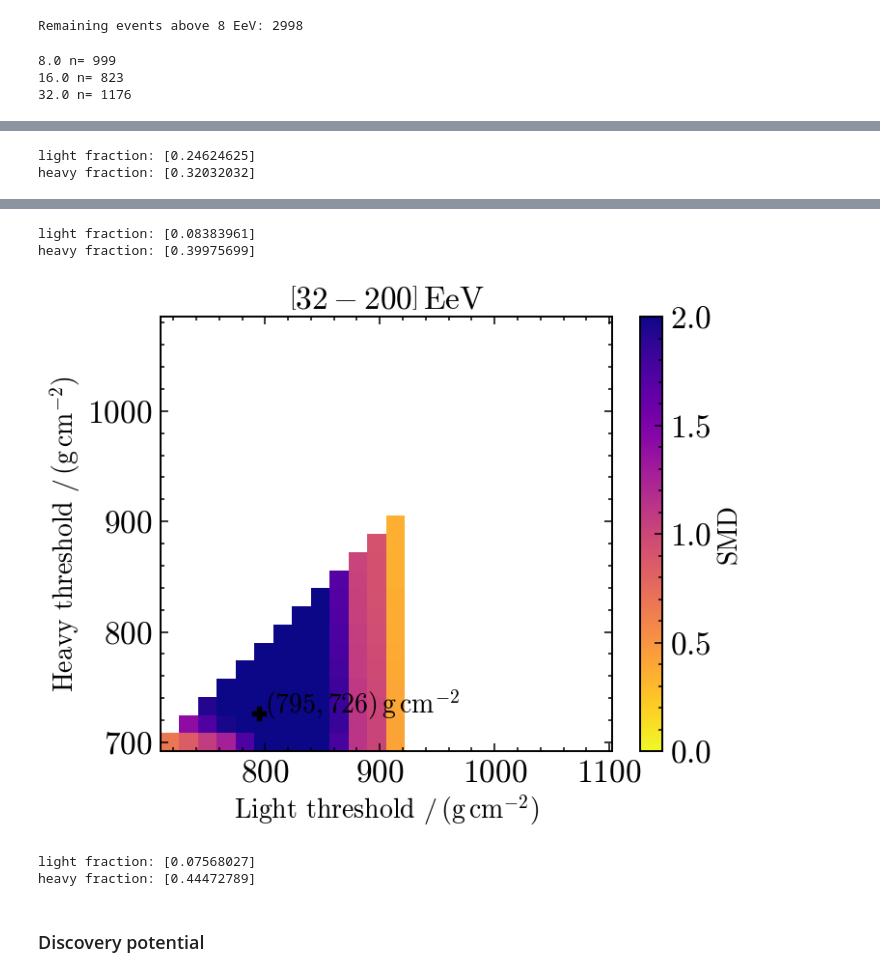
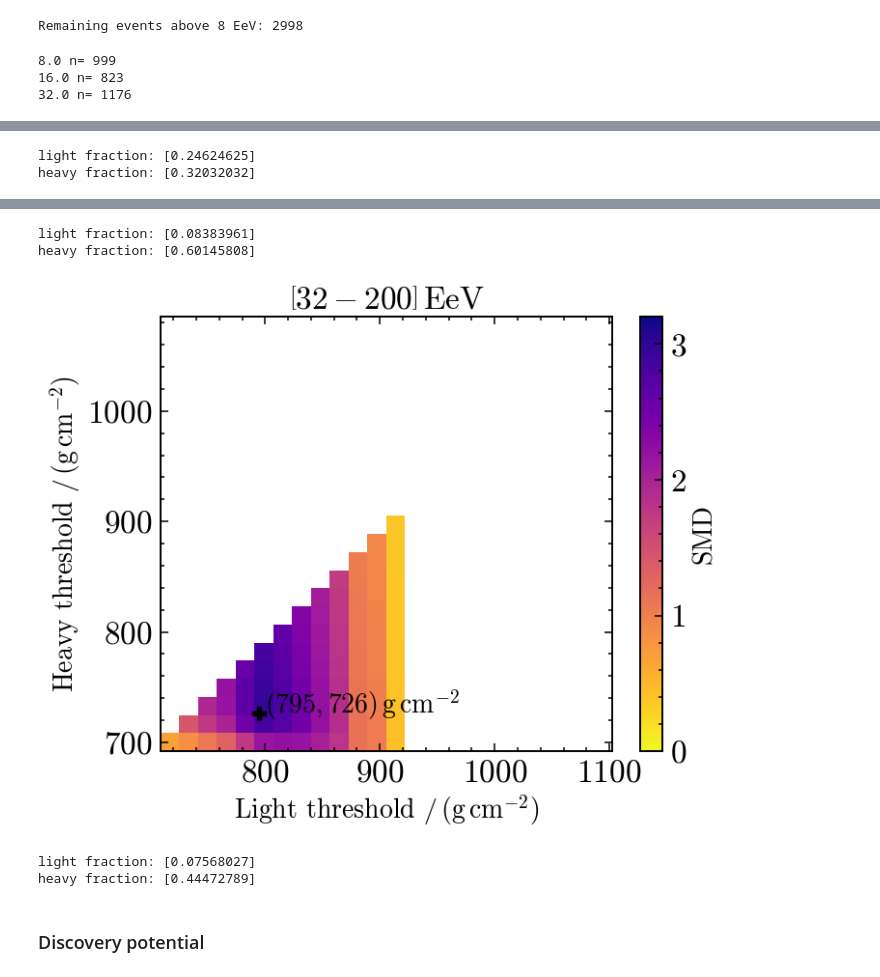
Before and after one commit to paolo-magnani/aixnet_simulations, a Jupyter notebook: plots_laquila.ipynb, the cells around one changed output, grey strips where cells are left out. Cells and saved outputs as stored; diff of their text form; code cells hidden in the pictures.

```diff
--- a/plots_laquila.ipynb
+++ b/plots_laquila.ipynb
@@ -8,9 +8,11 @@ This notebook produces all the necessary plots for l'Aquila. Since there is no E
 from simulated_dipole import *
 import matplotlib.pyplot as plt
 
+# globally setting d_max
+d_max = 1
 
 # calling the class for dipole parameters
-dp = dipole_parameters('EPOS', 3, 1000) # which model, which dmax, how many steps
+dp = dipole_parameters('EPOS', d_max, 1000) # which model, which dmax, how many steps
 res, d, beta = dp.evaluate() # results to plot, optimal dipole amplitude, optimal beta
 # %% [output]
 Model chosen: EPOS
@@ -136,8 +148,12 @@ print('Remaining events above 8 EeV:', len(dd['energy'][dd['energy']>=8]))
 [figure]
 Remaining events above 8 EeV: 2998
 # %%
-energies = np.array([8e18, 16e18, 32e18, 200e18])
+energies = np.array([8e18, 16e18, 32e18, 200e18]) # redefining excluding first bin
 smd = SMD_method(model='EPOS')
+# fixing parameters
+smd.sd.beta_r = beta
+smd.sd.d_r = d
+
 generate_xmax19(dd, 'dnn_xmax', 'energy')
 
 thres_values = np.linspace(np.min(dd['xmax19']), np.max(dd['xmax19']), 27)
@@ -173,7 +189,7 @@ for ee in range(len(energies)-1):
             light_frac = dict_cutter(data, mask_l)
             heavy_frac = dict_cutter(data, mask_h)
 
-            value = smd.quantify_SMD(light_frac['energy'], light_frac['charge'], heavy_frac['energy'], heavy_frac['charge'], d_max=1)
+            value = smd.quantify_SMD(light_frac['energy'], light_frac['charge'], heavy_frac['energy'], heavy_frac['charge'], d_max=d_max)
             A_l = np.sum(np.log(light_frac['mass']))
             A_h = np.sum(np.log(heavy_frac['mass']))
 
@@ -225,7 +241,7 @@ for i in range(len(energies[:-1])):
     plt.imshow(masked_SMD, aspect='auto', origin='lower',
             extent=[unique_light.min(), unique_light.max(),
                     unique_heavy.min(), unique_heavy.max()],
-            cmap=cmap, vmin=0, vmax=2)
+            cmap=cmap, vmin=0, vmax=3.2)
     dot_x = (unique_light[np.where(SMD_grid==SMD_grid.max())[1]])[0]
     dot_y =  (unique_heavy[np.where(SMD_grid==SMD_grid.max())[0]])[0]
     plt.text(dot_x+5, dot_y, rf'$({float(dot_x):.0f},{float(dot_y):.0f}) \, \mathrm{{g \, cm^{{-2}}}}$')
@@ -252,6 +268,6 @@ heavy fraction: [0.32032032]
 light fraction: [0.08383961]
-heavy fraction: [0.39975699]
+heavy fraction: [0.60145808]
-[figure, old version]
+[figure, new version]
 light fraction: [0.07568027]
 heavy fraction: [0.44472789]
 # %% [markdown]
```
Also changed, not shown: parts of 7 cells of this notebook, 1 other file.
